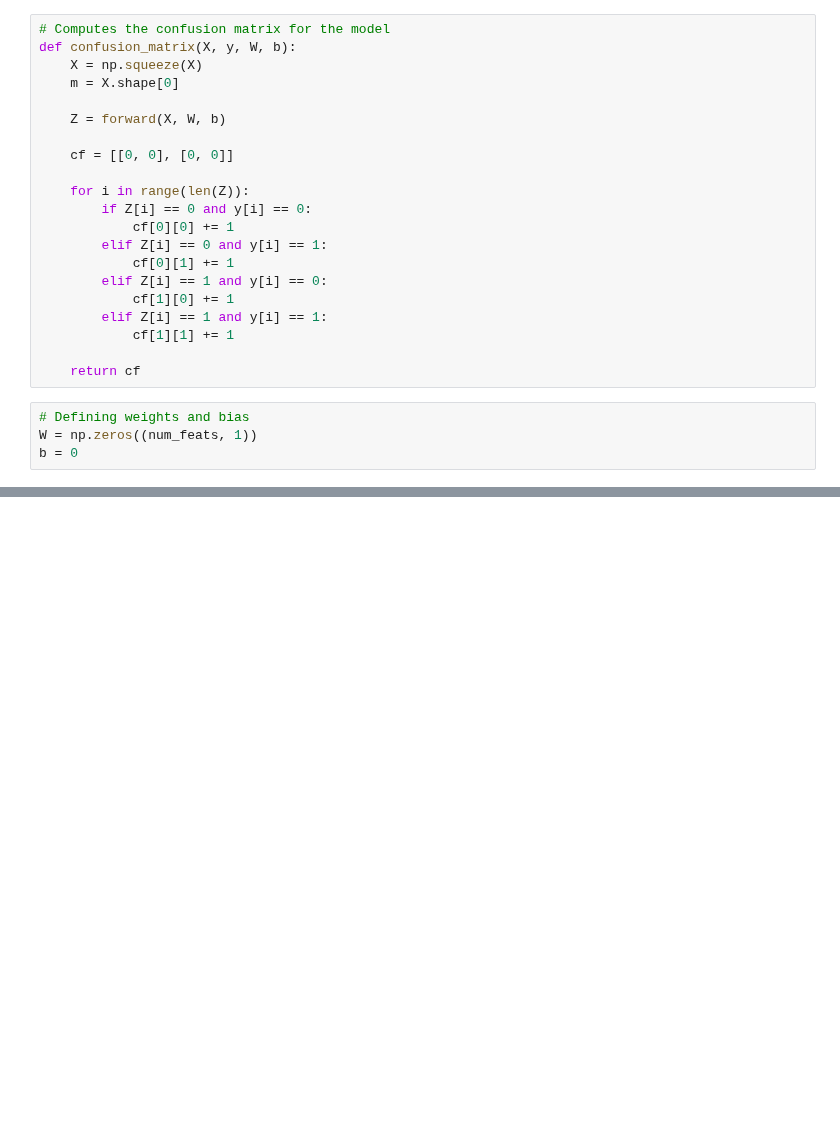
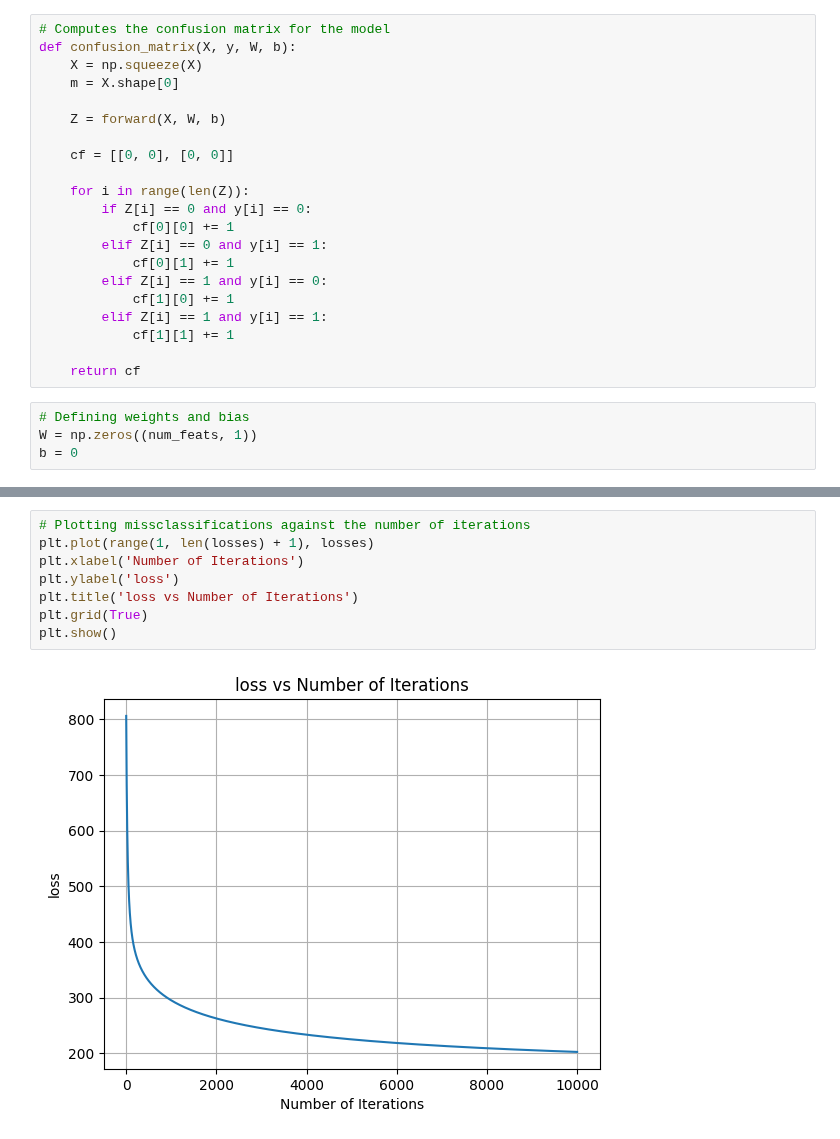
Before and after one commit to PritK99/ML-Toolbox, a Jupyter notebook: Logistic Regression/gender prediction.ipynb, the cells around one changed output, grey strips where cells are left out. Saved outputs shown, nothing was run; the diff lists cells and outputs as text; blank space fills up the shorter version.

```diff
--- a/Logistic Regression/gender prediction.ipynb
+++ b/Logistic Regression/gender prediction.ipynb
@@ -217,3 +228,13 @@ Loss at iteration 9000 is 205.23187352462594
+# %%
+# Plotting missclassifications against the number of iterations
+plt.plot(range(1, len(losses) + 1), losses)
+plt.xlabel('Number of Iterations')
+plt.ylabel('loss')
+plt.title('loss vs Number of Iterations')
+plt.grid(True)
+plt.show()
+# %% [output]
+[figure, added]
 # %%
 accuracy = get_accuracy(X_test, y_test, W, b)
 print(f"Accuracy on test set: {accuracy}")
```
Also changed, not shown: parts of 10 cells of this notebook, 9 other files.
